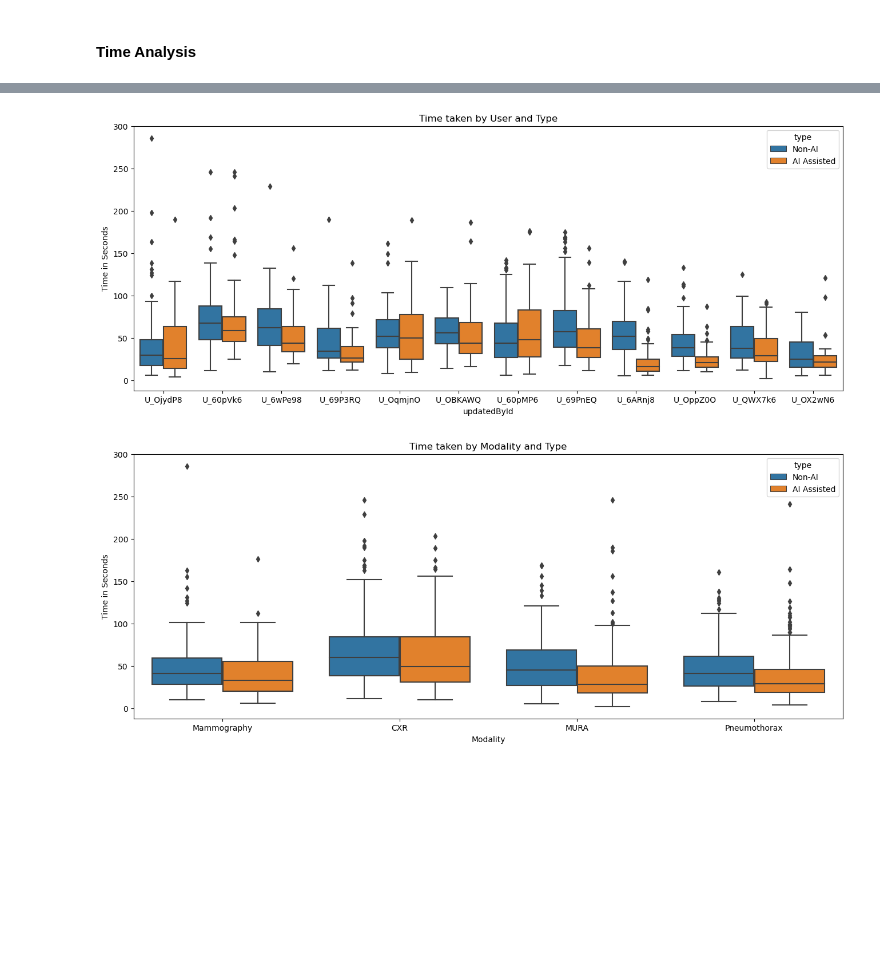
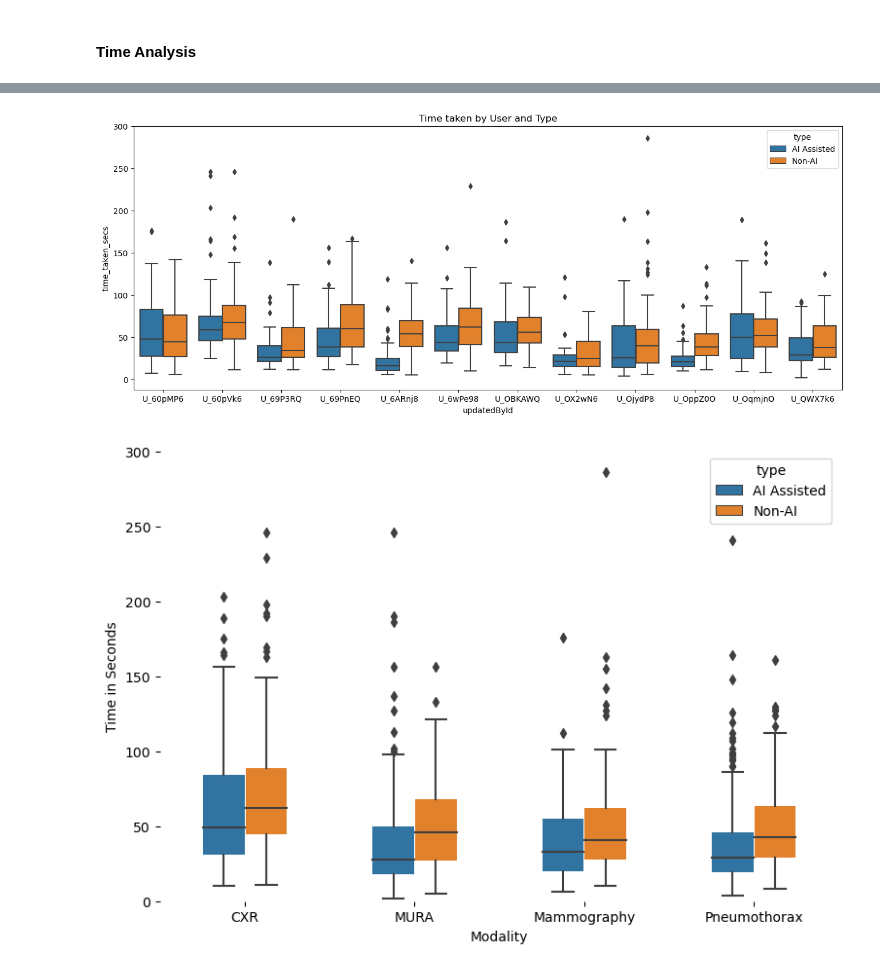
Before and after one commit to iupui-soic/isbi23-rad-ai, a Jupyter notebook: src/time_detail.ipynb, the cells around one changed output, grey strips where cells are left out. Drawn from its saved outputs; the diff is of its cells as text; code cells hidden in the pictures; blank space fills up the shorter version.

```diff
--- a/src/time_detail.ipynb
+++ b/src/time_detail.ipynb
@@ -130,10 +130,19 @@ plt.show()
 #### Time Analysis
 # %%
 ### time analysis ###
-df = pd.read_excel(r"..\data\time_detail.xlsx", sheet_name = 'data_wo_outliers')
+df = pd.read_excel(r"..\data\time_detail.xlsx", sheet_name = 'data_more')
 df['type'] = df['type'].replace({'Human':'Non-AI', 'Human_AI':'AI Assisted'})
+df = df[~df['time_taken_secs'].isna()]
+# removing faulty outlier study
+df = df[~(df['time_taken_secs'] == 507)]
+# Sort DataFrame based on start time
+df = df.sort_values(by=['updatedById', 'modality', 'type', 'updatedAt'])
 
-# boxplot - Non-AI VS AI Assisted
+# Generate task_number column
+df['task_number'] = df.groupby(['updatedById', 'modality', 'type']).cumcount() + 1
+df = df[df['task_number'] <= 15]
+
+# boxplot - Human VS Human+AI
 plt.figure(figsize=(8, 10))
 sns.violinplot(x='type', y='time_taken_secs', data=df[df['time_taken_secs'] < 300], inner=None)
 sns.boxplot(x='type', y='time_taken_secs', data=df[df['time_taken_secs'] < 300])
@@ -142,25 +151,33 @@ plt.ylabel('Time in Seconds')
 plt.title('Time Taken for a Study - Non-AI VS AI Assisted')
 plt.show()
 
-# boxplot - Non-AI VS AI Assisted by Radiologist
+# boxplot - Human VS Human+AI by Radiologist
 plt.figure(figsize=(18, 10))
 sns.boxplot(x='updatedById', y='time_taken_secs', data=df[df['time_taken_secs'] < 300])
-plt.ylabel('Time in Seconds')
+plt.ylabel('Time')
 plt.title('Time Taken For a Study - By User')
 plt.show()
 
-# boxplot - Non-AI VS AI Assisted by Radiologist and Phase type
+# boxplot - Human VS Human+AI by Radiologist and Phase type
 plt.figure(figsize=(16, 6))
 sns.boxplot(x='updatedById', y='time_taken_secs', hue='type', data=df)
 plt.title('Time taken by User and Type')
-plt.ylabel('Time in Seconds')
 plt.show()
 
-# boxplot - Non-AI VS AI Assisted by Modality and Phase type
-plt.figure(figsize=(16, 6))
-sns.boxplot(x='modality', y='time_taken_secs', hue='type', data=df)
+# boxplot - Human VS Human+AI by Modality and Phase type
+# Reduce the figure size
+plt.figure(figsize=(9, 6))
+# Adjust the box width to make them more compact
+sns.boxplot(x='modality', y='time_taken_secs', hue='type', data=df, width=0.5, boxprops=dict(edgecolor=(0, 0, 0, 0)))
+# Remove the border lines around the entire figure
+ax = plt.gca()
+ax.spines['top'].set_visible(False)
+ax.spines['right'].set_visible(False)
+ax.spines['bottom'].set_visible(False)
+ax.spines['left'].set_visible(False)
+plt.ylim(0,300)
 plt.xlabel('Modality')
 plt.ylabel('Time in Seconds')
-plt.title('Time taken by Modality and Type')
+plt.rcParams.update({'font.size': 16})  # Adjust the font size as needed
 plt.show()
 # %% [output]
@@ -169,5 +186,5 @@ plt.show()
-[figure, old version]
+[figure, new version]
-[figure, old version]
+[figure, new version]
 # %%
 ### TIME ANALYSIS ###
 df = pd.read_excel(r"..\data\time_detail.xlsx", sheet_name = 'data_more')
```
Also changed, not shown: parts of 5 cells of this notebook, 7 other files.
